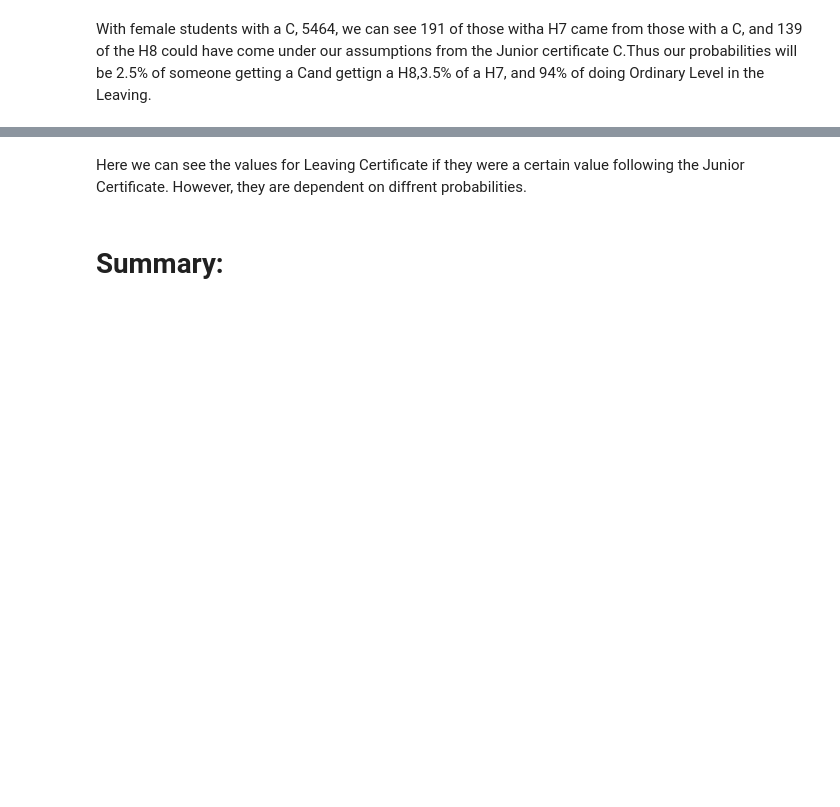
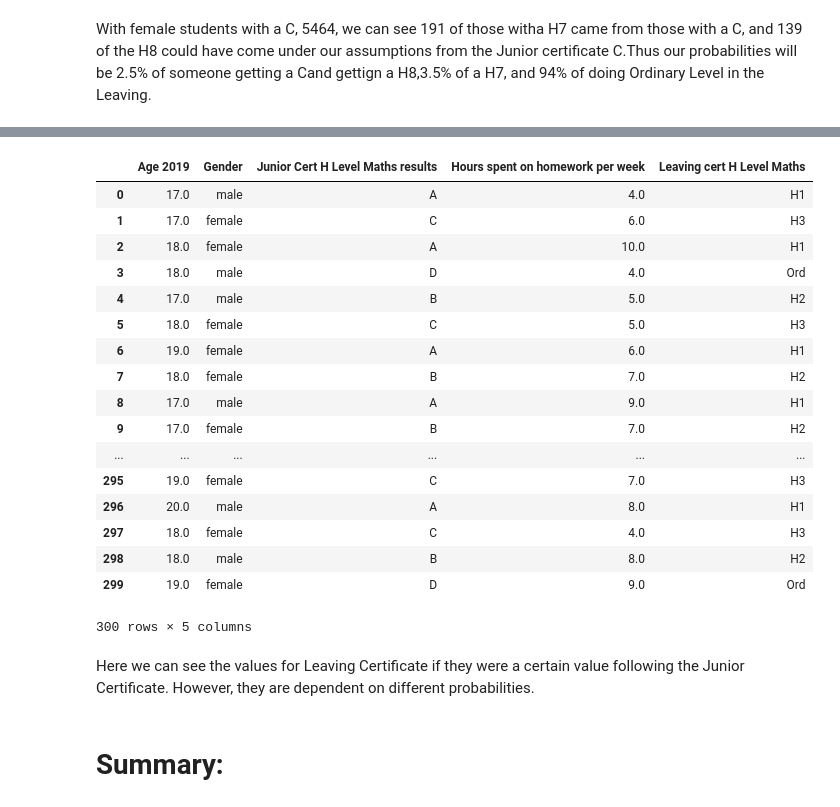
Before and after one commit to CQuinlan1/Progdec, a Jupyter notebook: juniorleavinglinks.ipynb, the cells around one changed output, grey strips where cells are left out. Cells and saved outputs as stored; diff of their text form; code cells hidden in the pictures; blank space fills up the shorter version.

Commit message:
Leavinf cert set

```diff
--- a/juniorleavinglinks.ipynb
+++ b/juniorleavinglinks.ipynb
@@ -33,7 +91,7 @@ gender
  Leaving certificate results are linked to Junior Certificate results . Each level at leaving Certificate  having a different possibiilty and different per gender.
 # %%
 # The average  homework time per week for students in Ireland was 6 hours with a variation of 2-3 hours
-hw = np.random.normal(6, 2, 300).round(0)
+hw = np.random.normal(7, 2, 300).round(0)
 # %%
 hw
 #  I will decide later if I use this as some numbers appea
@@ -122,12 +212,35 @@ df3.head()
 # %%
 
 
-df4.loc[df3['Junior Cert H Level Maths results'] == 'A', 'Leaving cert H Level Maths'] = 'H1'
+df3.loc[df3['Junior Cert H Level Maths results'] == 'A', 'Leaving cert H Level Maths'] = 'H1'
 
-df4.loc[df3['Junior Cert H Level Maths results'] == 'B', 'Leaving cert H Level Maths'] = 'H2'
-df4.loc[df3['Junior Cert H Level Maths results'] == 'C', 'Leaving cert H Level Maths'] = 'H3'
-df4.loc[df3['Junior Cert H Level Maths results'] == 'D', 'Leaving cert H Level Maths'] = 'Ord'
+df3.loc[df3['Junior Cert H Level Maths results'] == 'B', 'Leaving cert H Level Maths'] = 'H2'
+df3.loc[df3['Junior Cert H Level Maths results'] == 'C', 'Leaving cert H Level Maths'] = 'H3'
+df3.loc[df3['Junior Cert H Level Maths results'] == 'D', 'Leaving cert H Level Maths'] = 'Ord'
 #  # adapted from https://datatofish.com/if-condition-in-pandas-dataframe/
 # I had looked at transform and apply functions too .
 
 #  I  am plcking a value under Leaving cert H Level Maths dependent on the value in Junior cert H Level Math results.
+# %%
+df3 # OUTPUT OF DATASET
+# %% [output]
+|  | Age 2019 | Gender | Junior Cert H Level Maths results | Hours spent on homework per week | Leaving cert H Level Maths |
+| 0 | 17.0 | male | A | 4.0 | H1 |
+| 1 | 17.0 | female | C | 6.0 | H3 |
+| 2 | 18.0 | female | A | 10.0 | H1 |
+| 3 | 18.0 | male | D | 4.0 | Ord |
+| 4 | 17.0 | male | B | 5.0 | H2 |
+| 5 | 18.0 | female | C | 5.0 | H3 |
+| 6 | 19.0 | female | A | 6.0 | H1 |
+| 7 | 18.0 | female | B | 7.0 | H2 |
+| 8 | 17.0 | male | A | 9.0 | H1 |
+| 9 | 17.0 | female | B | 7.0 | H2 |
+| ... | ... | ... | ... | ... | ... |
+| 295 | 19.0 | female | C | 7.0 | H3 |
+| 296 | 20.0 | male | A | 8.0 | H1 |
+| 297 | 18.0 | female | C | 4.0 | H3 |
+| 298 | 18.0 | male | B | 8.0 | H2 |
+| 299 | 19.0 | female | D | 9.0 | Ord |
+300 rows × 5 columns
+# %% [markdown]
+Here we can see the values for Leaving Certificate if they were a certain value following the Junior Certificate. However, they are dependent on different probabilities.
@@ -134,4 +277,2 @@ df4.loc[df3['Junior Cert H Level Maths results'] == 'D', 'Leaving cert H Level M
 # %%
 df4
-# %% [markdown]
-Here we can see the values for Leaving Certificate if they were a certain value following the Junior Certificate. However, they are dependent on diffrent probabilities.
```
Also changed, not shown: parts of 38 cells of this notebook, 2 other files.
